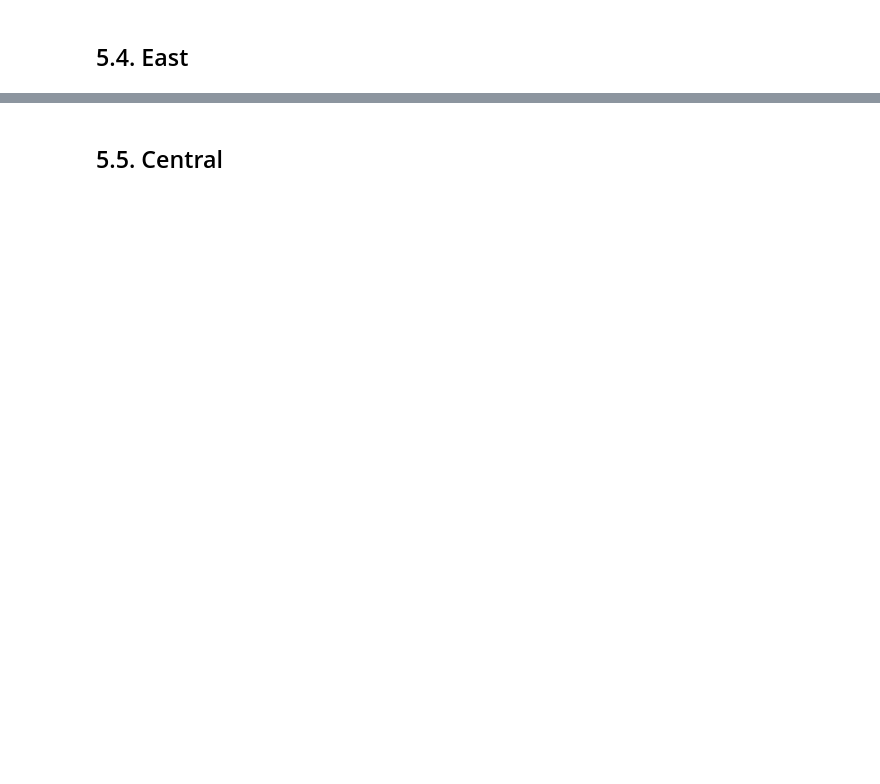
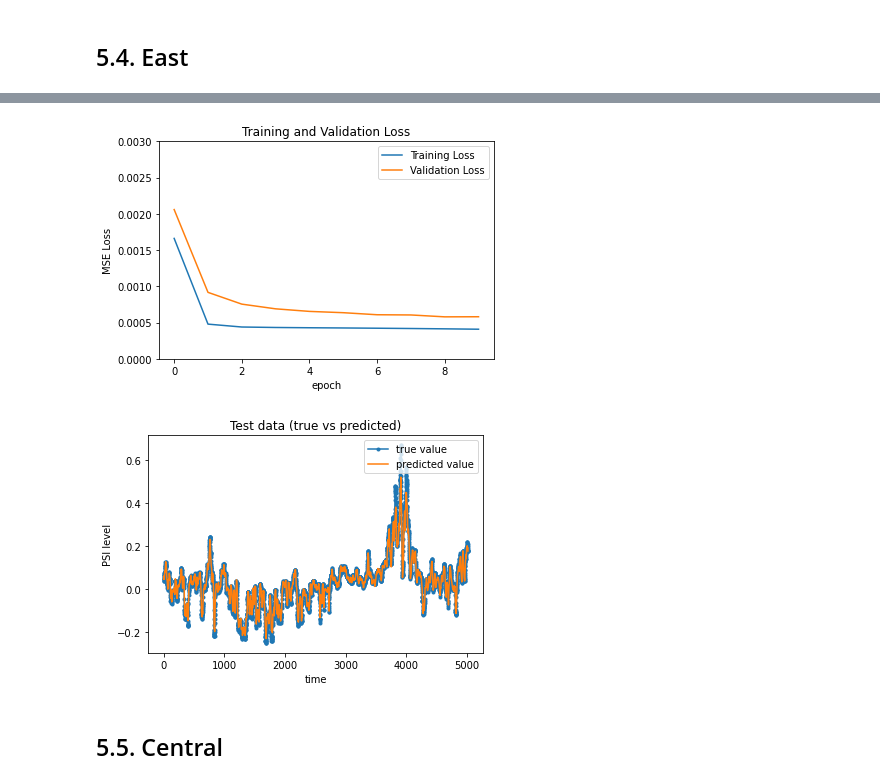
Before and after one commit to mrazizi/YapAiTek-Assessment, a Jupyter notebook: YapAiTek_Assessment.ipynb, the cells around one changed output, grey strips where cells are left out. Saved outputs shown, nothing was run; the diff lists cells and outputs as text; code cells hidden in the pictures; blank space fills up the shorter version.

```diff
--- a/YapAiTek_Assessment.ipynb
+++ b/YapAiTek_Assessment.ipynb
@@ -248,2 +372,6 @@ Epoch 10/10
 # %% [markdown]
 ## 5.4. East
+# %%
+X_train, y_train, X_test, y_test = select_data(df, 'east')
+east_model = create_and_train_model(X_train, y_train, X_test, y_test)
+# %% [output]
@@ -250,2 +398,4 @@ Epoch 10/10
+[figure, added]
+[figure, added]
 # %% [markdown]
 ## 5.5. Central
```
Also changed, not shown: parts of 16 cells of this notebook.
